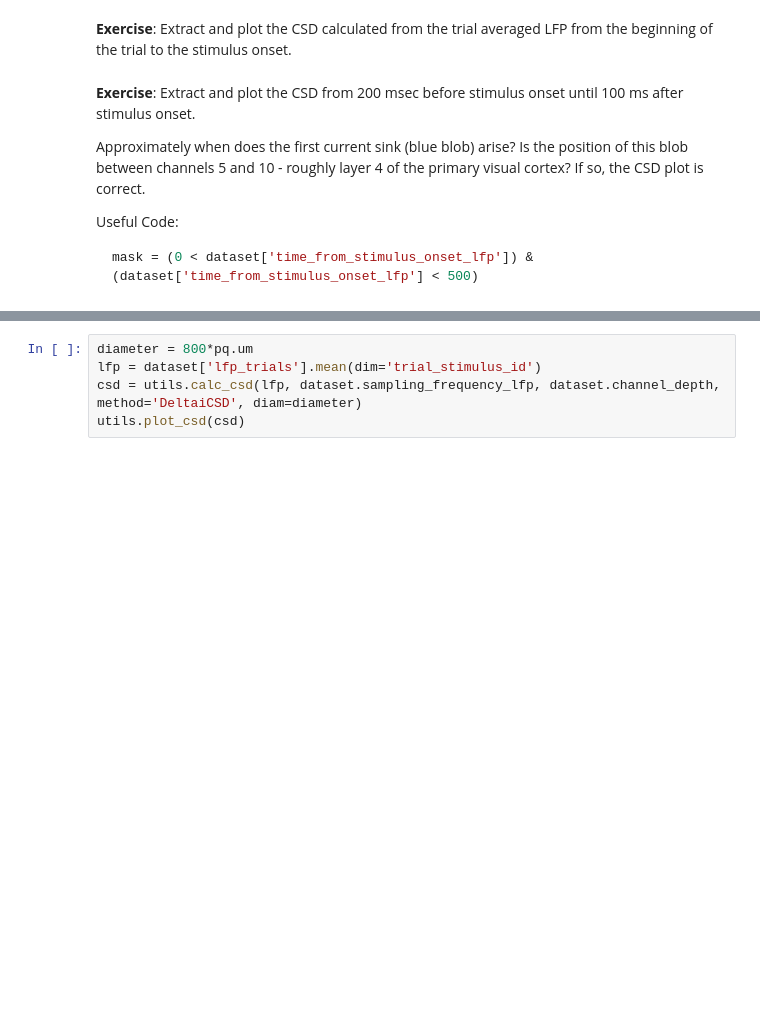
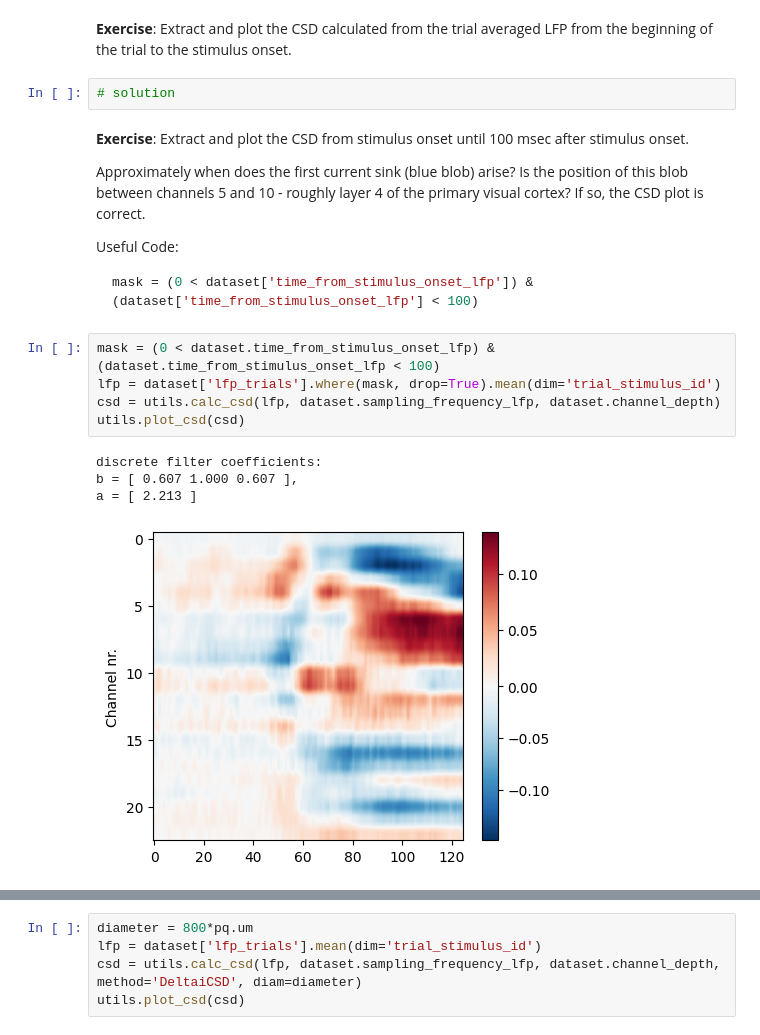
Before and after one commit to ibehave-ibots/LFP-Analysis-in-Python, a Jupyter notebook: Day1/03 CSD Analysis Theory and Methods/3 CSD Analysis Theory and Methods.ipynb, the cells around one changed output, grey strips where cells are left out. Saved outputs shown, nothing was run; the diff lists cells and outputs as text; blank space fills up the shorter version.

````diff
--- a/Day1/03 CSD Analysis Theory and Methods/3 CSD Analysis Theory and Methods.ipynb
+++ b/Day1/03 CSD Analysis Theory and Methods/3 CSD Analysis Theory and Methods.ipynb
@@ -220,13 +234,25 @@ a = [ 2.213 ]
 [figure]
 # %% [markdown]
 **Exercise**: Extract and plot the CSD calculated from the trial averaged LFP from the beginning of the trial to the stimulus onset.
+# %%
+# solution
 # %% [markdown]
-**Exercise**: Extract and plot the CSD from 200 msec before stimulus onset until 100 ms after stimulus onset.
+**Exercise**: Extract and plot the CSD from stimulus onset until 100 msec after stimulus onset.
 
 Approximately when does the first current sink (blue blob) arise? Is the position of this blob between channels 5 and 10 - roughly layer 4 of the primary visual cortex? If so, the CSD plot is correct.
 
 Useful Code:
 ```python
-mask = (0 < dataset['time_from_stimulus_onset_lfp']) & (dataset['time_from_stimulus_onset_lfp'] < 500)
+mask = (0 < dataset['time_from_stimulus_onset_lfp']) & (dataset['time_from_stimulus_onset_lfp'] < 100)
 ```
+# %%
+mask = (0 < dataset.time_from_stimulus_onset_lfp) & (dataset.time_from_stimulus_onset_lfp < 100)
+lfp = dataset['lfp_trials'].where(mask, drop=True).mean(dim='trial_stimulus_id')
+csd = utils.calc_csd(lfp, dataset.sampling_frequency_lfp, dataset.channel_depth)
+utils.plot_csd(csd)
+# %% [output]
+discrete filter coefficients:
+b = [ 0.607 1.000 0.607 ],
+a = [ 2.213 ]
+[figure, added]
 # %% [markdown]
````
Also changed, not shown: parts of 27 cells of this notebook, 1 other file.
